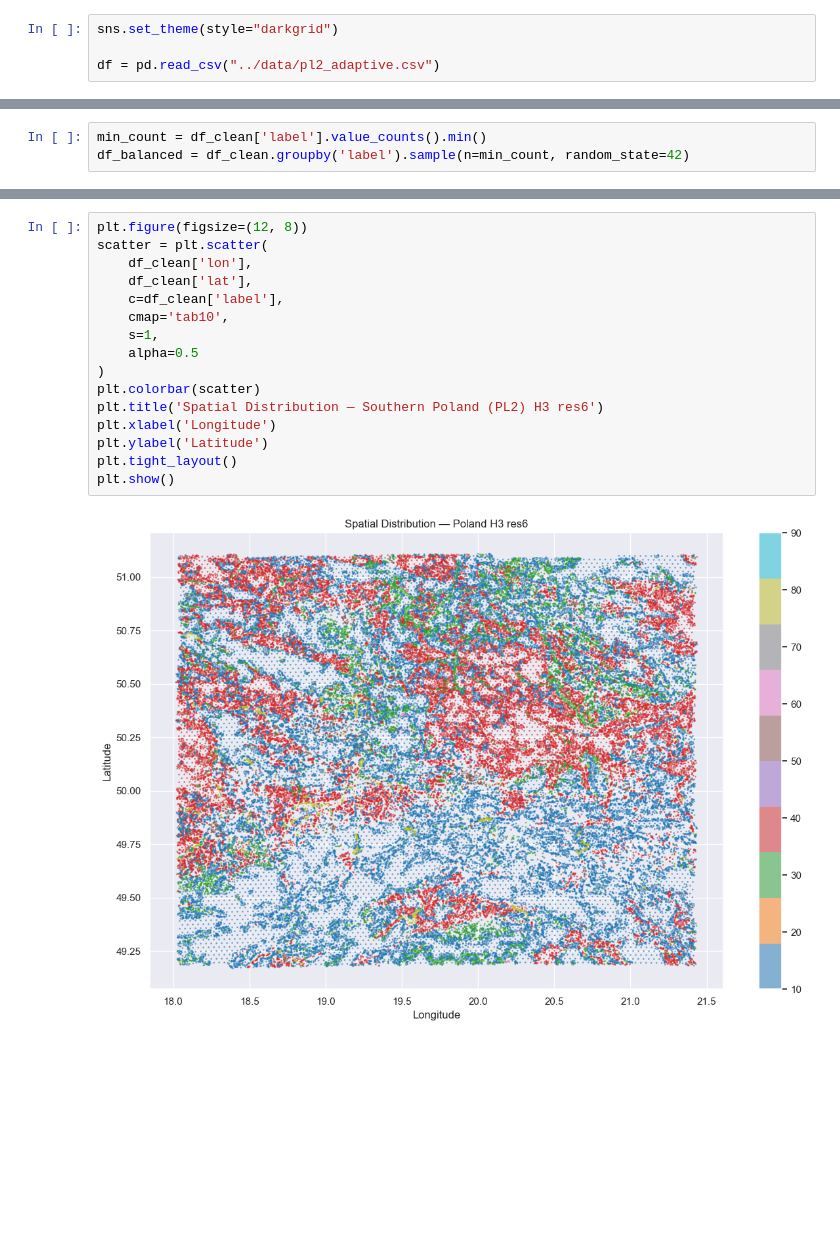
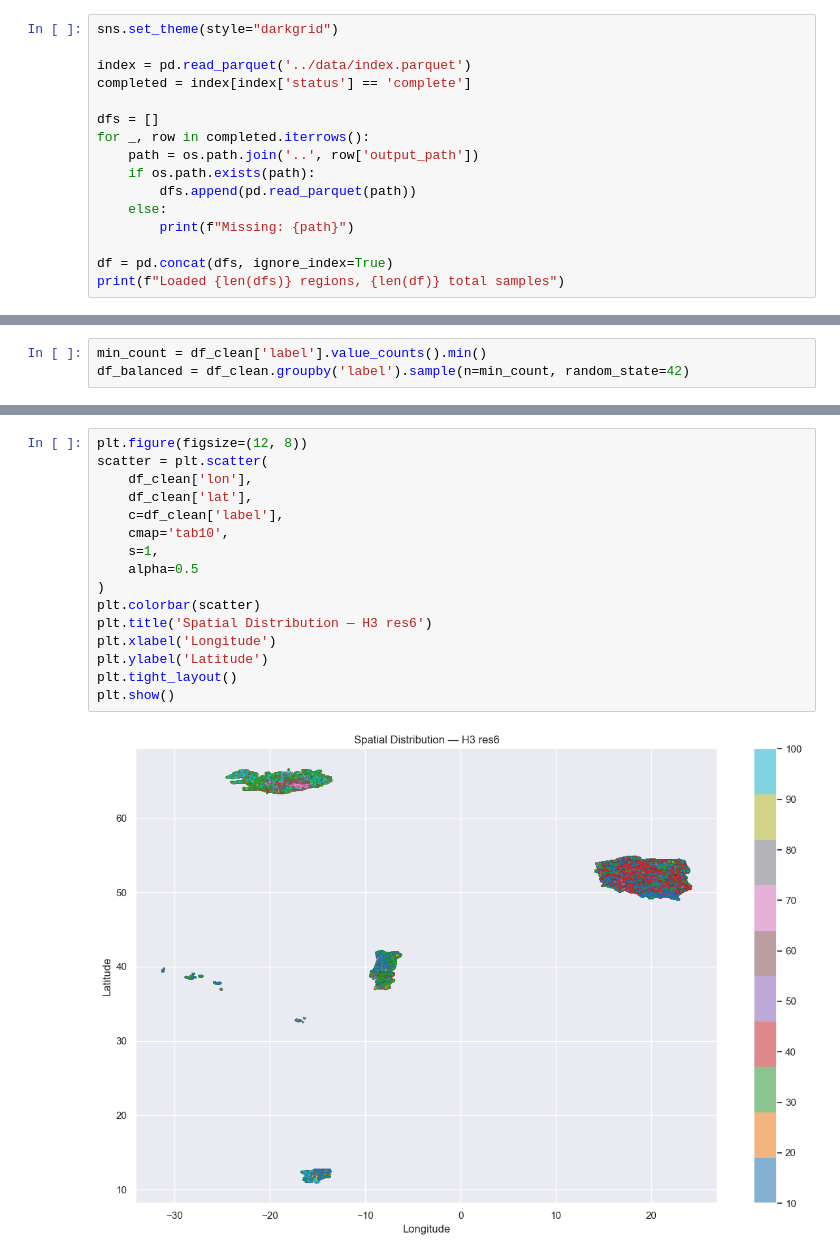
Before and after one commit to pstano1/lucera, a Jupyter notebook: notebooks/eda.ipynb, the cells around one changed output, grey strips where cells are left out. Saved outputs shown, nothing was run; the diff lists cells and outputs as text; blank space fills up the shorter version.

Commit message:
feat: regionalised pull scripts

```diff
--- a/notebooks/eda.ipynb
+++ b/notebooks/eda.ipynb
@@ -10,4 +11,16 @@ import ee
 # %%
 sns.set_theme(style="darkgrid")
 
-df = pd.read_csv("../data/pl2_adaptive.csv")
+index = pd.read_parquet('../data/index.parquet')
+completed = index[index['status'] == 'complete']
+
+dfs = []
+for _, row in completed.iterrows():
+    path = os.path.join('..', row['output_path'])
+    if os.path.exists(path):
+        dfs.append(pd.read_parquet(path))
+    else:
+        print(f"Missing: {path}")
+
+df = pd.concat(dfs, ignore_index=True)
+print(f"Loaded {len(dfs)} regions, {len(df)} total samples")
@@ -43,19 +62,19 @@ plt.show()
 # %%
 plt.figure(figsize=(12, 8))
 scatter = plt.scatter(
     df_clean['lon'],
     df_clean['lat'],
     c=df_clean['label'],
     cmap='tab10',
     s=1,
     alpha=0.5
 )
 plt.colorbar(scatter)
-plt.title('Spatial Distribution — Southern Poland (PL2) H3 res6')
+plt.title('Spatial Distribution — H3 res6')
 plt.xlabel('Longitude')
 plt.ylabel('Latitude')
 plt.tight_layout()
 plt.show()
 # %% [output]
-[figure, old version]
+[figure, new version]
 # %%
```
Also changed, not shown: parts of 15 cells of this notebook, 8 other files.
